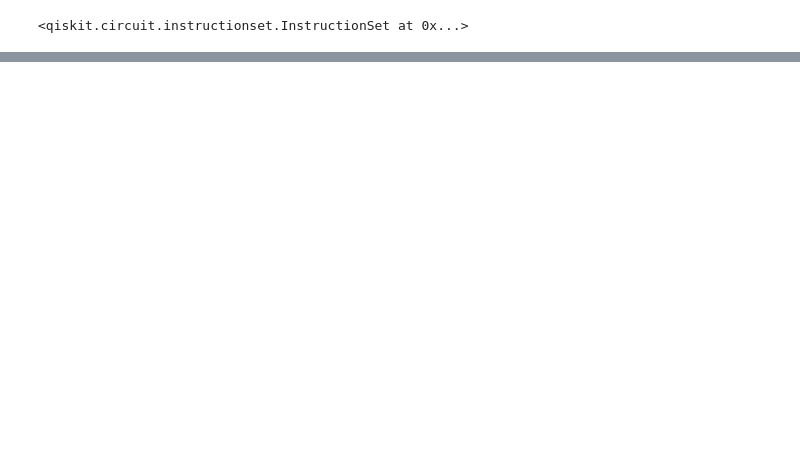
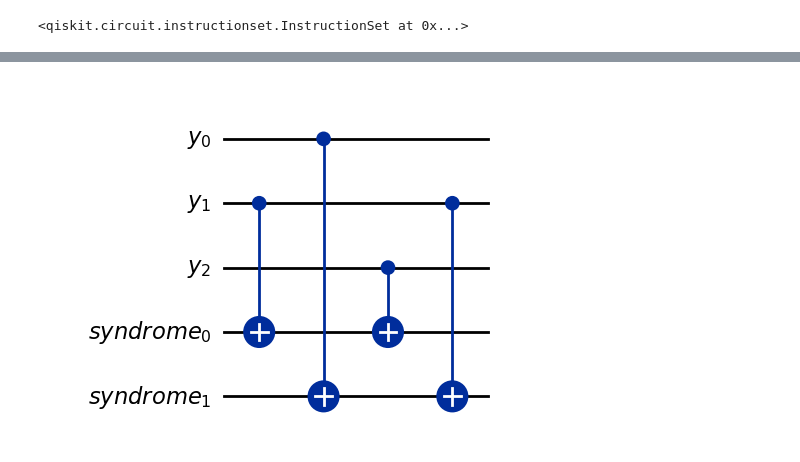
Before and after one commit to BankNatchapol/DQI-Circuit, a Jupyter notebook: src/main.ipynb, the cells around one changed output, grey strips where cells are left out. Cells and saved outputs as stored; diff of their text form; code cells hidden in the pictures; blank space fills up the shorter version.

```diff
--- a/src/main.ipynb
+++ b/src/main.ipynb
@@ -111,0 +131,11 @@ $$- \frac{\sqrt{2}}{4} |00000\rangle- \frac{\sqrt{2}}{4} |00101\rangle- \frac{\s
+# %%
+syndrome_qregs = QuantumRegister(n, name='syndrome')
+B_circuit = QuantumCircuit(dicke_qregs, syndrome_qregs)
+for i in range(n):
+    for j in range(m):
+        if B.T[i][j] == 1:
+            B_circuit.cx(j, m+i)
+
+B_circuit.draw('mpl')
+# %% [output]
+[figure, added]
```
Also changed, not shown: parts of 18 cells of this notebook.
